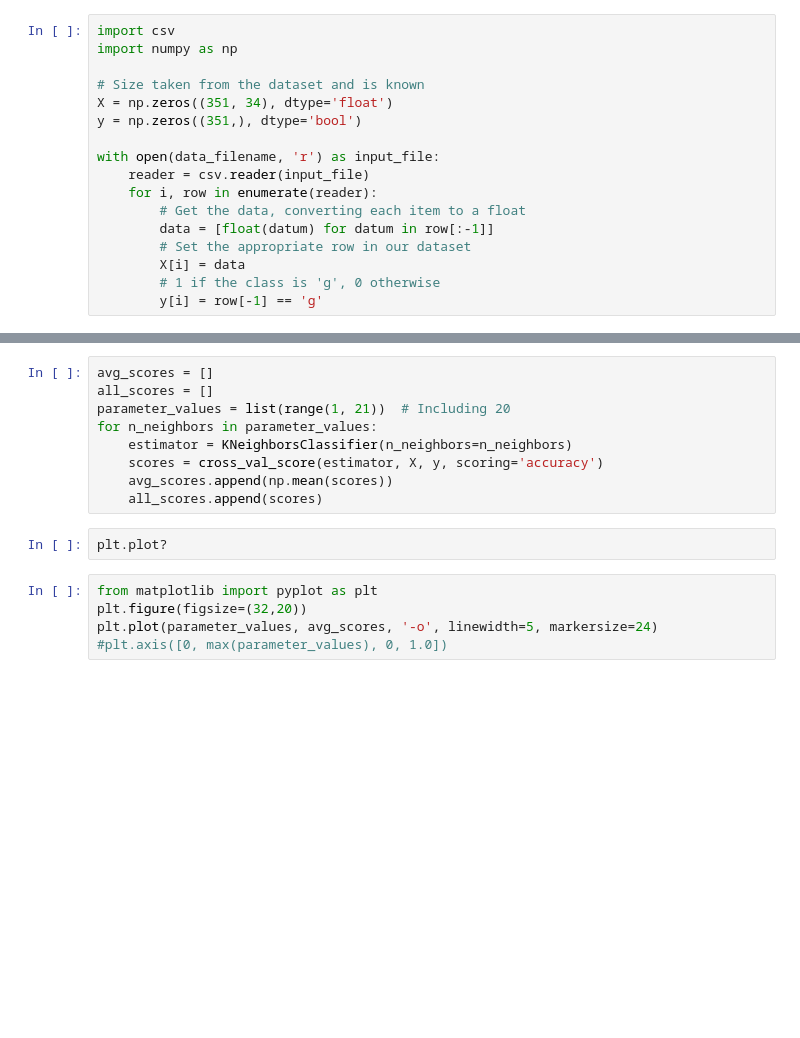
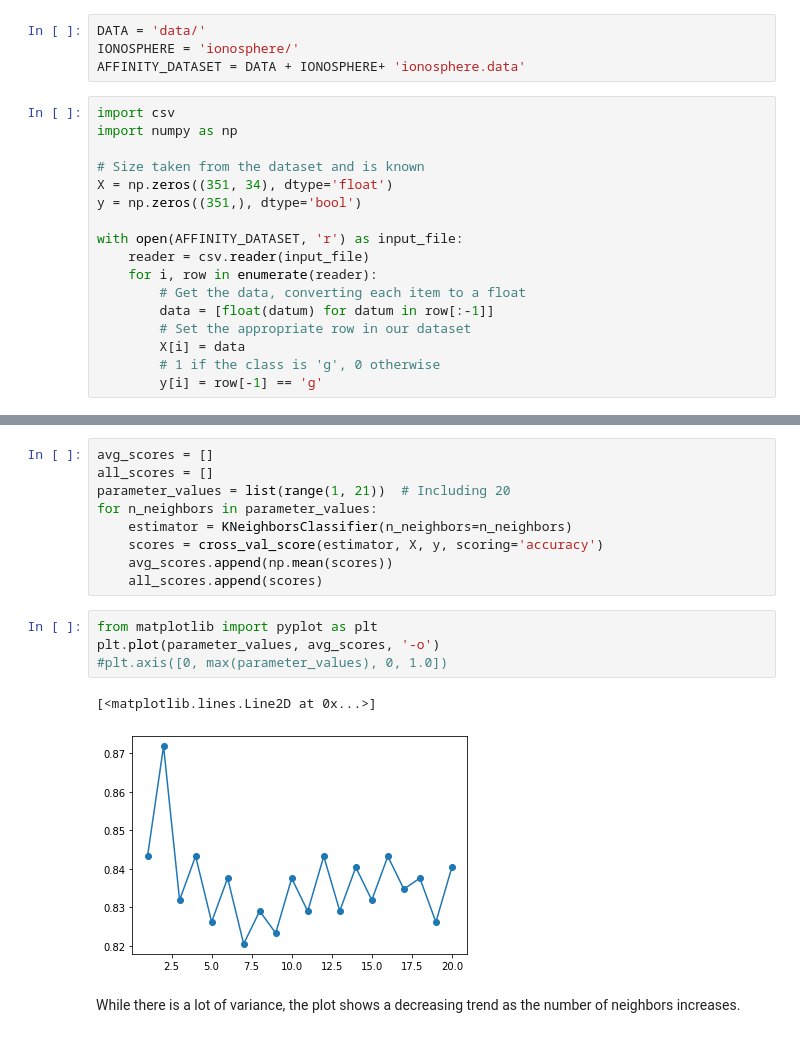
Before and after one commit to beauvilerobed/data-mining-with-python, a Jupyter notebook: 2_ClassifyingScikitEstimators.ipynb, the cells around one changed output, grey strips where cells are left out. Cells and saved outputs as stored; diff of their text form; blank space fills up the shorter version.

```diff
--- a/2_ClassifyingScikitEstimators.ipynb
+++ b/2_ClassifyingScikitEstimators.ipynb
@@ -75,3 +57,7 @@ print(data_filename)
+# %%
+DATA = 'data/'
+IONOSPHERE = 'ionosphere/'
+AFFINITY_DATASET = DATA + IONOSPHERE+ 'ionosphere.data'
 # %%
 import csv
 import numpy as np
@@ -80,7 +66,7 @@ import numpy as np
 X = np.zeros((351, 34), dtype='float')
 y = np.zeros((351,), dtype='bool')
 
-with open(data_filename, 'r') as input_file:
+with open(AFFINITY_DATASET, 'r') as input_file:
     reader = csv.reader(input_file)
     for i, row in enumerate(reader):
         # Get the data, converting each item to a float
@@ -120,13 +159,15 @@ for n_neighbors in parameter_values:
     scores = cross_val_score(estimator, X, y, scoring='accuracy')
     avg_scores.append(np.mean(scores))
     all_scores.append(scores)
-# %%
-plt.plot?
 # %%
 from matplotlib import pyplot as plt
-plt.figure(figsize=(32,20))
-plt.plot(parameter_values, avg_scores, '-o', linewidth=5, markersize=24)
+plt.plot(parameter_values, avg_scores, '-o')
 #plt.axis([0, max(parameter_values), 0, 1.0])
+# %% [output]
+[<matplotlib.lines.Line2D at 0x...>]
+[figure, added]
+# %% [markdown]
+While there is a lot of variance, the plot shows a decreasing trend as the number of neighbors increases.
 # %%
 for parameter, scores in zip(parameter_values, all_scores):
     n_scores = len(scores)
```
Also changed, not shown: parts of 28 cells of this notebook.
